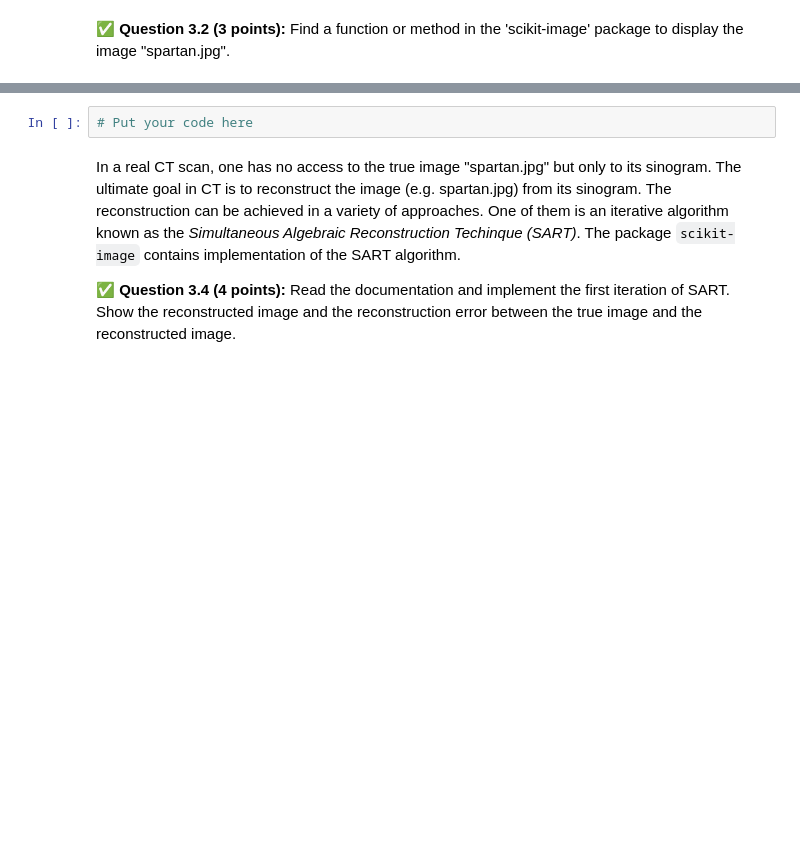
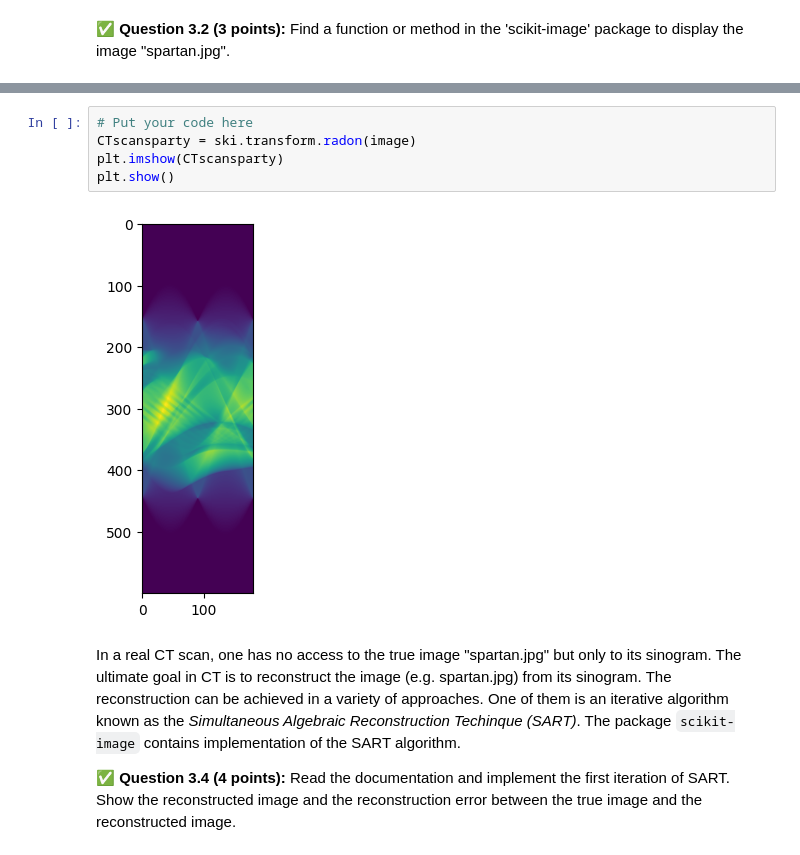
Before and after one commit to Brendanhhh/cmse202-s24-turnin, a Jupyter notebook: midterm/CMSE202-Midterm-Section001-STUDENT.ipynb, the cells around one changed output, grey strips where cells are left out. Drawn from its saved outputs; the diff is of its cells as text; blank space fills up the shorter version.

```diff
--- a/midterm/CMSE202-Midterm-Section001-STUDENT.ipynb
+++ b/midterm/CMSE202-Midterm-Section001-STUDENT.ipynb
@@ -190,6 +197,11 @@ and place it in your current folder. We will take a "CT scan" (i.e., Radon trans
 <img src=https://i.imgur.com/xxESJSK.png>
 # %%
 # Put your code here
+CTscansparty = ski.transform.radon(image)
+plt.imshow(CTscansparty)
+plt.show()
+# %% [output]
+[figure, added]
 # %% [markdown]
 In a real CT scan, one has no access to the true image "spartan.jpg" but only to its sinogram. The ultimate goal in CT is to reconstruct the image (e.g. spartan.jpg) from its sinogram. The reconstruction can be achieved in a variety of approaches. One of them is an iterative algorithm known as the *Simultaneous Algebraic Reconstruction Techinque (SART)*. The package `scikit-image` contains implementation of the SART algorithm.
 
```
Also changed, not shown: parts of 5 cells of this notebook, 1 other file.
